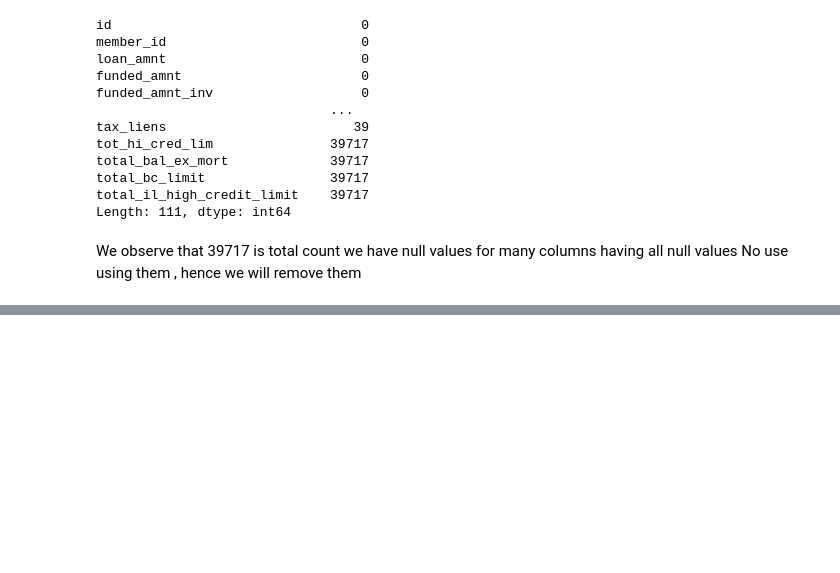
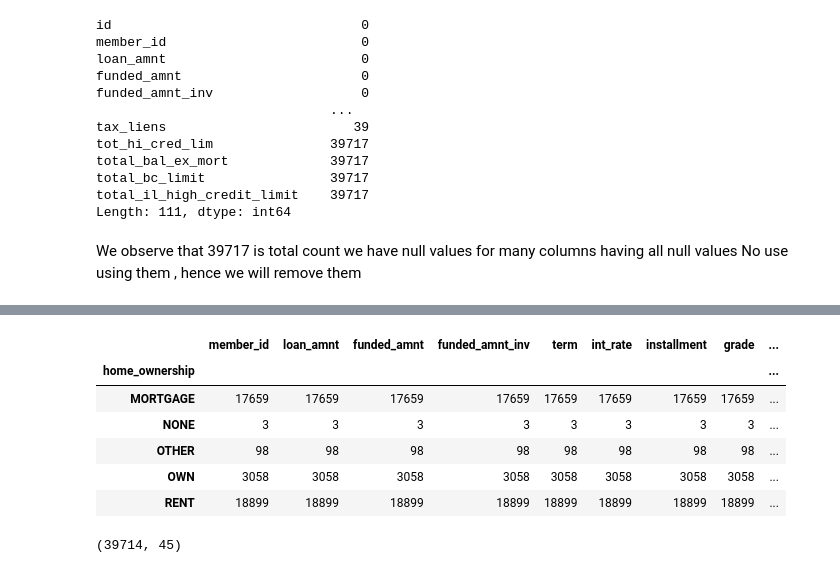
Before and after one commit to krishnendra/LendingClubCaseStudy, a Jupyter notebook: lccs.ipynb, the cells around one changed output, grey strips where cells are left out. Saved outputs shown, nothing was run; the diff lists cells and outputs as text; code cells hidden in the pictures; blank space fills up the shorter version.

```diff
--- a/lccs.ipynb
+++ b/lccs.ipynb
@@ -97,0 +261,19 @@ dtype: int64
+# %%
+dataframe_coluniq.home_ownership.unique()
+#dataframe_coluniq.home_ownership.value_counts.sum()
+dataframe_coluniq.groupby('home_ownership').count()
+# %% [output]
+|  | member_id | loan_amnt | funded_amnt | funded_amnt_inv | term | int_rate | installment | grade | ... |
+| home_ownership |  |  |  |  |  |  |  |  | ... |
+| MORTGAGE | 17659 | 17659 | 17659 | 17659 | 17659 | 17659 | 17659 | 17659 | ... |
+| NONE | 3 | 3 | 3 | 3 | 3 | 3 | 3 | 3 | ... |
+| OTHER | 98 | 98 | 98 | 98 | 98 | 98 | 98 | 98 | ... |
+| OWN | 3058 | 3058 | 3058 | 3058 | 3058 | 3058 | 3058 | 3058 | ... |
+| RENT | 18899 | 18899 | 18899 | 18899 | 18899 | 18899 | 18899 | 18899 | ... |
+# %%
+#remove rows with None
+dataframe_coluniq = dataframe_coluniq[dataframe_coluniq.home_ownership != 'NONE']
+
+dataframe_coluniq.shape
+# %% [output]
+(39714, 45)
```
Also changed, not shown: parts of 19 cells of this notebook.
